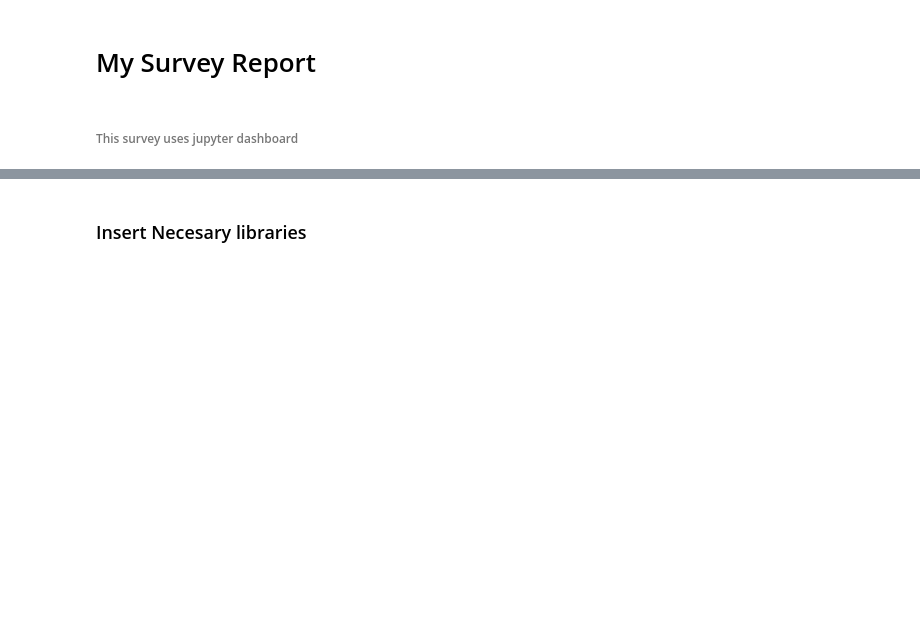
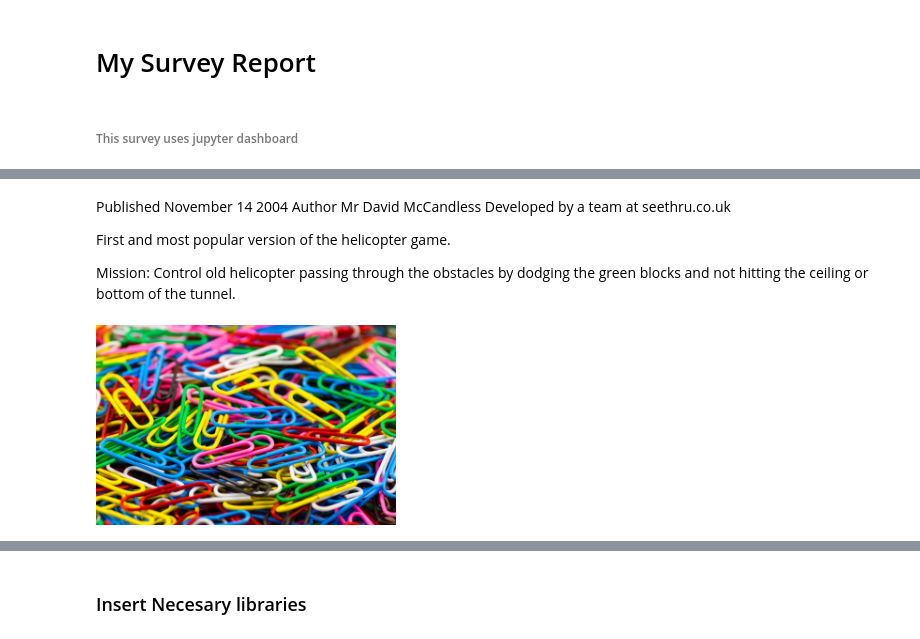
Before and after one commit to Ibby19/research_doc, a Jupyter notebook: report.ipynb, the cells around one changed output, grey strips where cells are left out. Saved outputs shown, nothing was run; the diff lists cells and outputs as text; code cells hidden in the pictures; blank space fills up the shorter version.

```diff
--- a/report.ipynb
+++ b/report.ipynb
@@ -8,0 +15,12 @@ We were tasked with getting a number of users to play four games, after that the
+# %% [markdown]
+Published November 14 2004
+Author Mr David McCandless
+Developed by a team at seethru.co.uk
+
+First and most popular version of the helicopter game.
+
+Mission: Control old helicopter passing through the obstacles by dodging the green blocks and not hitting the ceiling or bottom of the tunnel.
+# %%
+Image(filename ='paper.jpeg', width =300, height=300)
+# %% [output]
+[figure, added]
```
Also changed, not shown: parts of 13 cells of this notebook.
